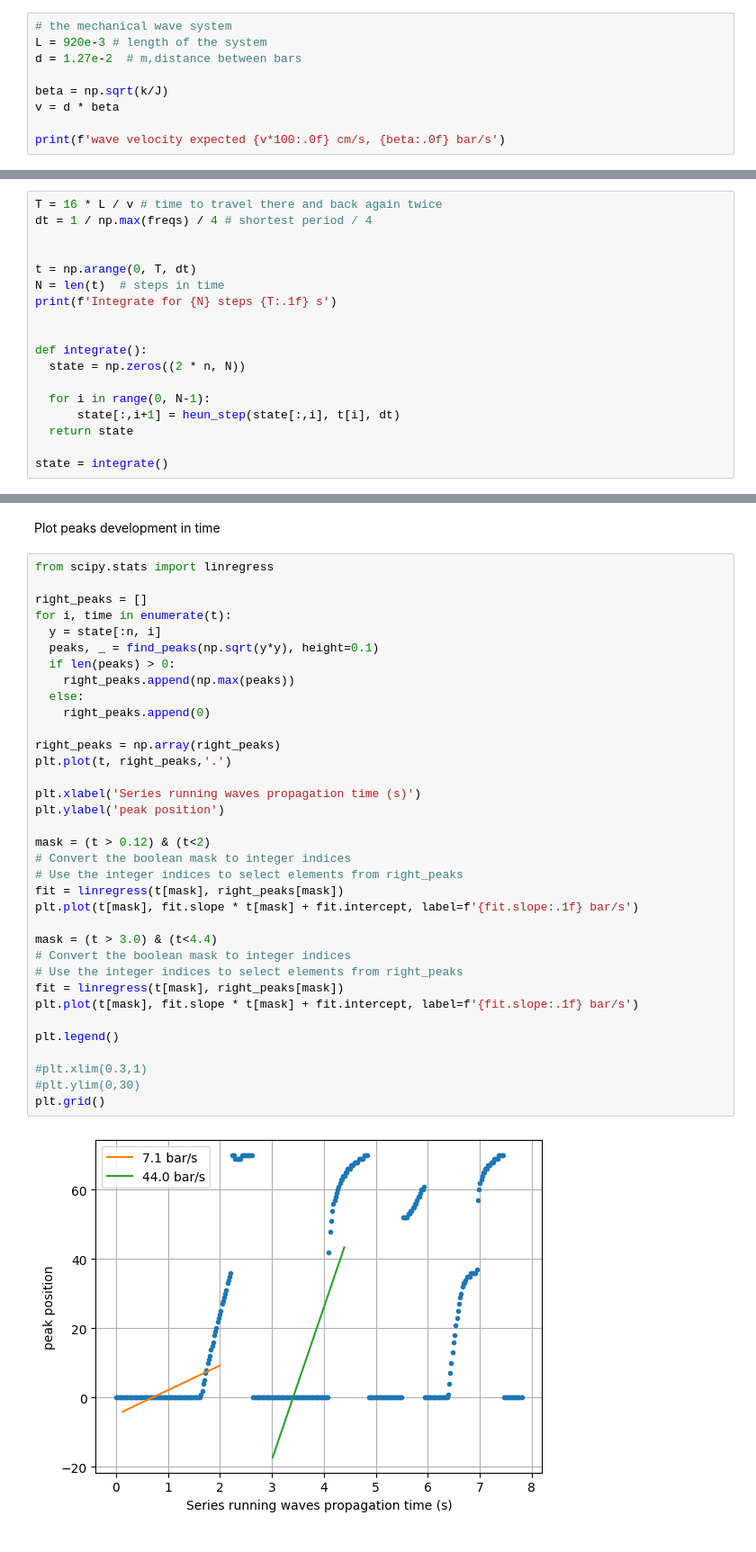
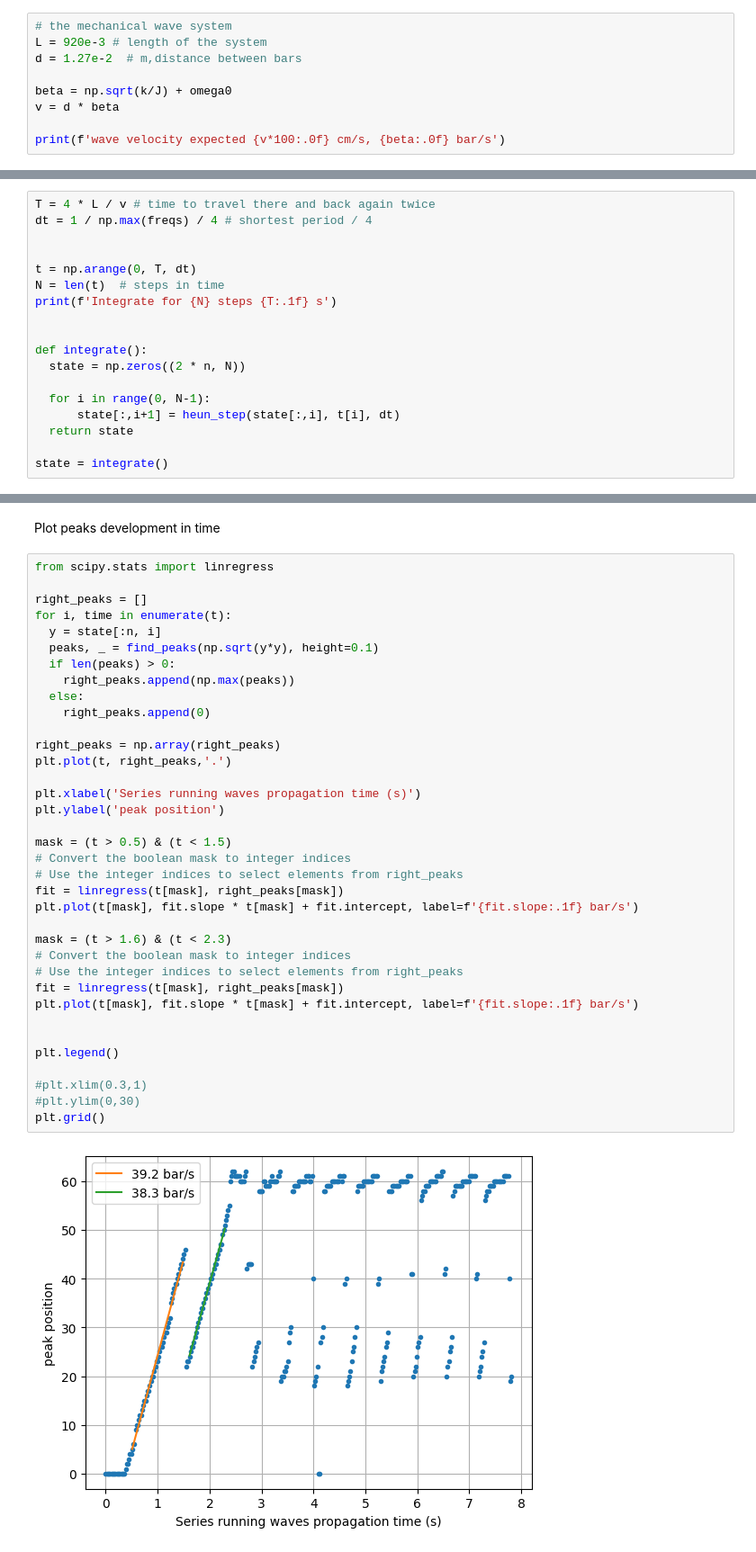
Before and after one commit to evgeny-kolonsky/Lab3_MW, a Jupyter notebook: Lab3_MW.ipynb, the cells around one changed output, grey strips where cells are left out. Shown at 90% size. Drawn from its saved outputs; the diff is of its cells as text.

```diff
--- a/Lab3_MW.ipynb
+++ b/Lab3_MW.ipynb
@@ -247,7 +276,7 @@ $$
 L = 920e-3 # length of the system
 d = 1.27e-2  # m,distance between bars
 
-beta = np.sqrt(k/J)
+beta = np.sqrt(k/J) + omega0
 v = d * beta
 
 print(f'wave velocity expected {v*100:.0f} cm/s, {beta:.0f} bar/s')
@@ -353,7 +382,7 @@ def heun_step(state, time, dt,etol=0.000001,maxiters = 100):
 # %% [markdown]
 # Integrate numerically
 # %%
-T = 16 * L / v # time to travel there and back again twice
+T = 4 * L / v # time to travel there and back again twice
 dt = 1 / np.max(freqs) / 4 # shortest period / 4
 
 
@@ -417,33 +446,34 @@ right_peaks = []
 for i, time in enumerate(t):
   y = state[:n, i]
   peaks, _ = find_peaks(np.sqrt(y*y), height=0.1)
   if len(peaks) > 0:
     right_peaks.append(np.max(peaks))
   else:
     right_peaks.append(0)
 
 right_peaks = np.array(right_peaks)
 plt.plot(t, right_peaks,'.')
 
 plt.xlabel('Series running waves propagation time (s)')
 plt.ylabel('peak position')
 
-mask = (t > 0.12) & (t<2)
+mask = (t > 0.5) & (t < 1.5)
 # Convert the boolean mask to integer indices
 # Use the integer indices to select elements from right_peaks
 fit = linregress(t[mask], right_peaks[mask])
 plt.plot(t[mask], fit.slope * t[mask] + fit.intercept, label=f'{fit.slope:.1f} bar/s')
 
-mask = (t > 3.0) & (t<4.4)
+mask = (t > 1.6) & (t < 2.3)
 # Convert the boolean mask to integer indices
 # Use the integer indices to select elements from right_peaks
 fit = linregress(t[mask], right_peaks[mask])
 plt.plot(t[mask], fit.slope * t[mask] + fit.intercept, label=f'{fit.slope:.1f} bar/s')
+
 
 plt.legend()
 
 #plt.xlim(0.3,1)
 #plt.ylim(0,30)
 plt.grid()
 # %% [output]
-[figure, old version]
+[figure, new version]
```
Also changed, not shown: parts of 9 cells of this notebook.
